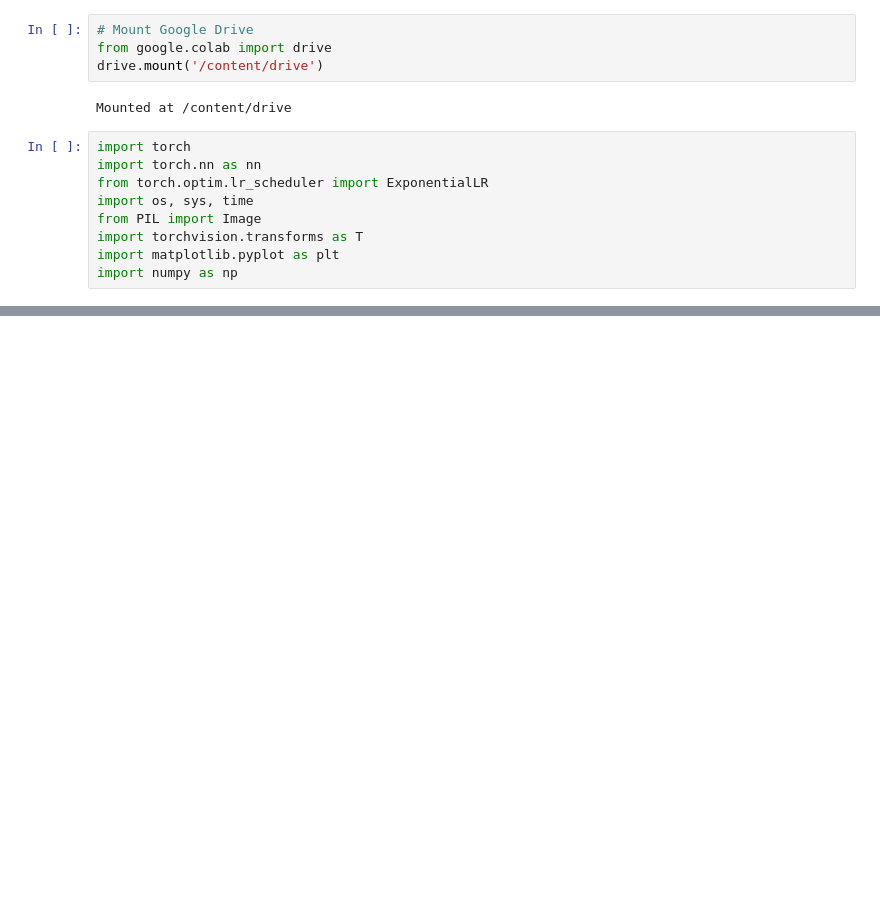
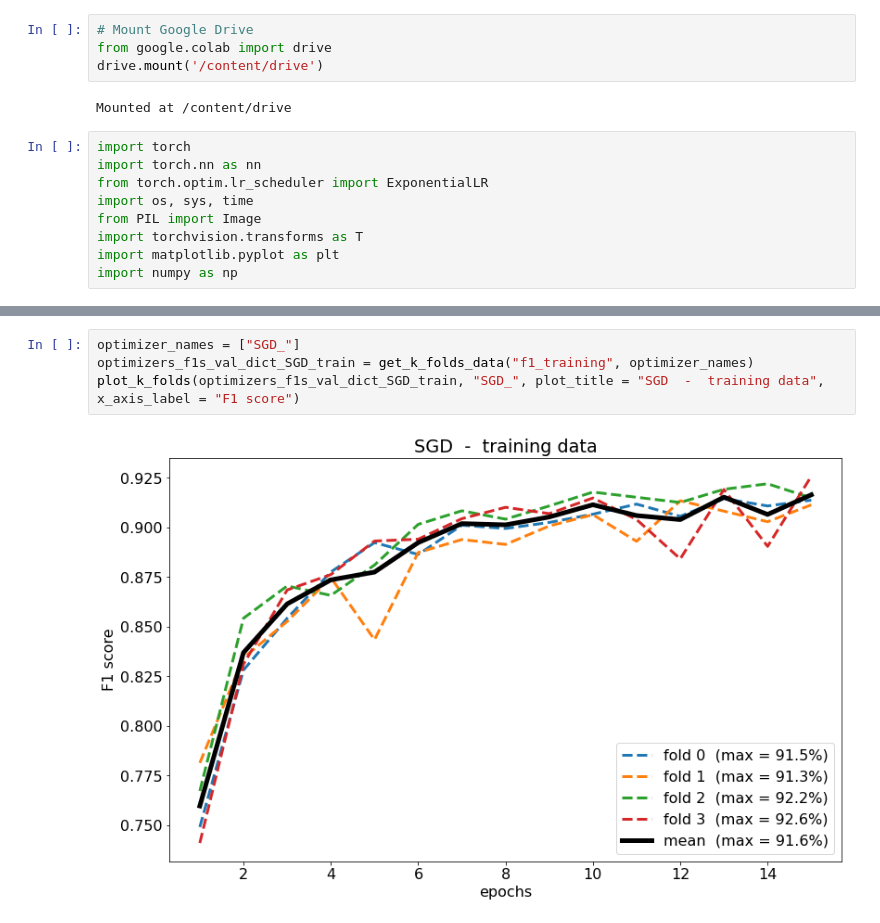
Before and after one commit to samiferchiou/Road-Segmentation, a Jupyter notebook: script/data_analysis.ipynb, the cells around one changed output, grey strips where cells are left out. Cells and saved outputs as stored; diff of their text form; blank space fills up the shorter version.

```diff
--- a/script/data_analysis.ipynb
+++ b/script/data_analysis.ipynb
@@ -145,0 +99,6 @@ plt.show()
+# %%
+optimizer_names = ["SGD_"]
+optimizers_f1s_val_dict_SGD_train = get_k_folds_data("f1_training", optimizer_names)
+plot_k_folds(optimizers_f1s_val_dict_SGD_train, "SGD_", plot_title = "SGD  -  training data", x_axis_label = "F1 score")
+# %% [output]
+[figure, added]
```
Also changed, not shown: parts of 25 cells of this notebook, 58 other files.
